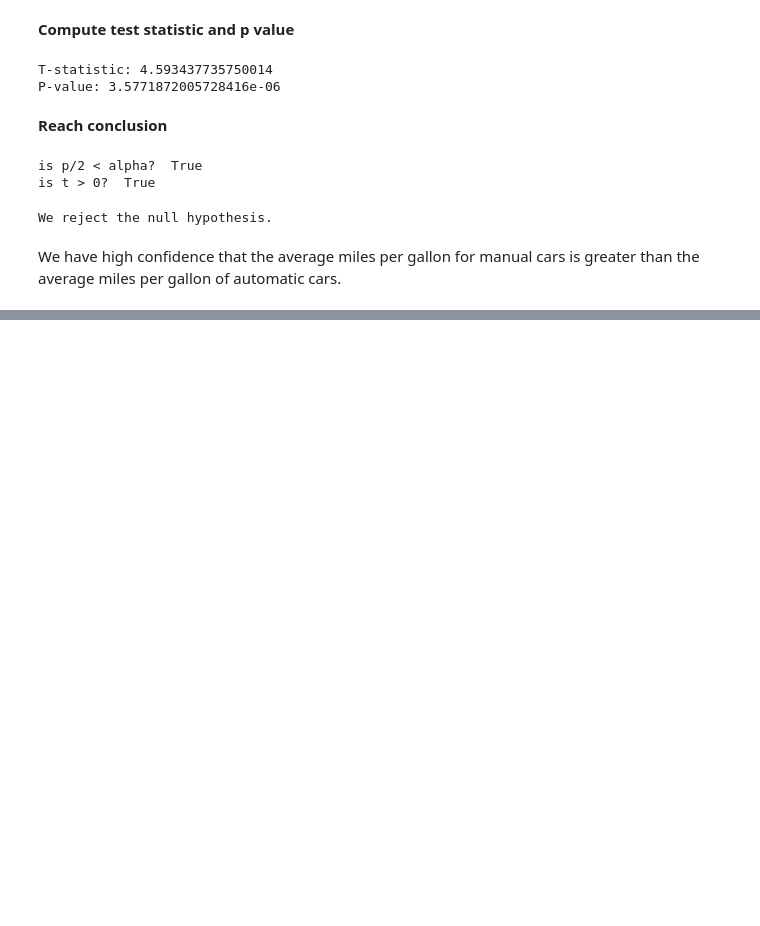
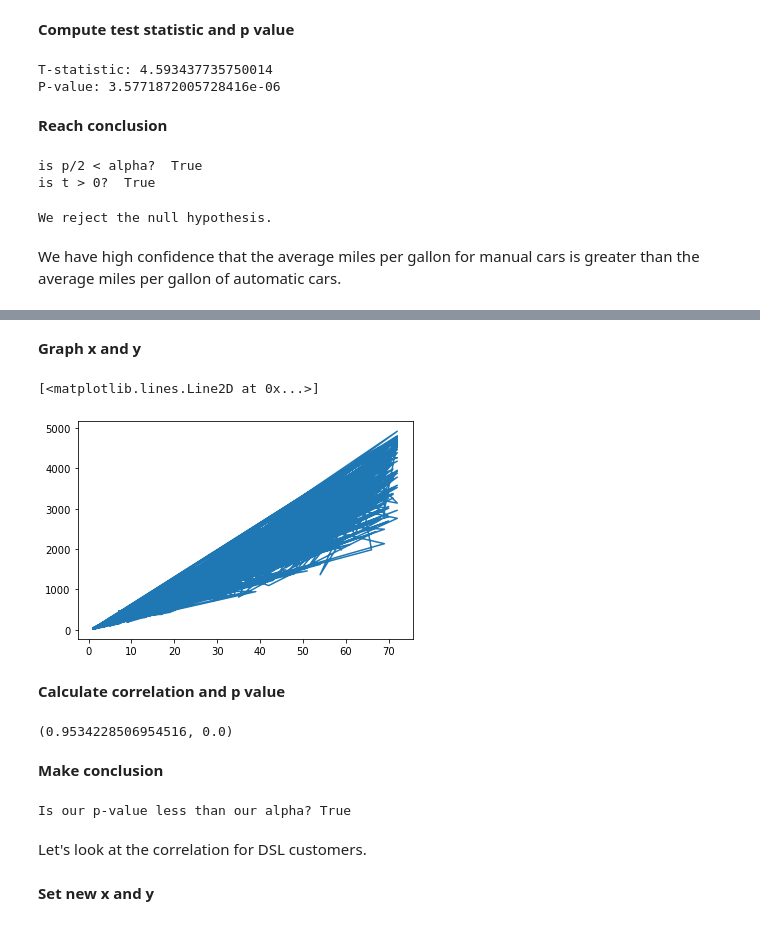
Before and after one commit to malachi-hale/statistics-exercises, a Jupyter notebook: hypothesis_testing.ipynb, the cells around one changed output, grey strips where cells are left out. Drawn from its saved outputs; the diff is of its cells as text; code cells hidden in the pictures; blank space fills up the shorter version.

```diff
--- a/hypothesis_testing.ipynb
+++ b/hypothesis_testing.ipynb
@@ -477,0 +600,27 @@ We have high confidence that the average miles per gallon for manual cars is gre
+# %%
+x_no_phone = x[telco.PhoneService == "No"]
+y_no_phone = y[telco.PhoneService == "No"]
+# %% [markdown]
+**Graph x and y**
+# %%
+plt.plot(x_no_phone, y_no_phone)
+# %% [output]
+[<matplotlib.lines.Line2D at 0x...>]
+[figure, added]
+# %% [markdown]
+**Calculate correlation and p value**
+# %%
+corr, p = stats.pearsonr(x_no_phone, y_no_phone)
+corr, p
+# %% [output]
+(0.9534228506954516, 0.0)
+# %% [markdown]
+**Make conclusion**
+# %%
+print("Is our p-value less than our alpha?", p < alpha)
+# %% [output]
+Is our p-value less than our alpha? True
+# %% [markdown]
+Let's look at the correlation for DSL customers.
+# %% [markdown]
+**Set new x and y**
```
Also changed, not shown: parts of 63 cells of this notebook.
